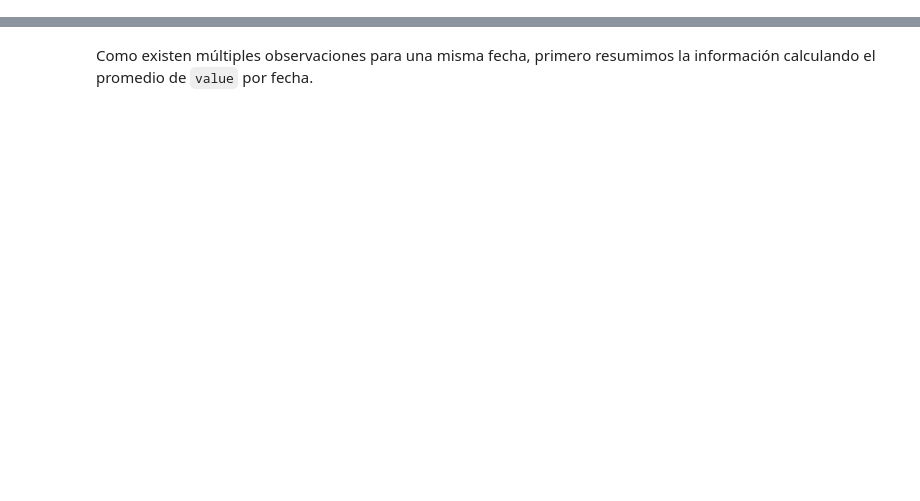
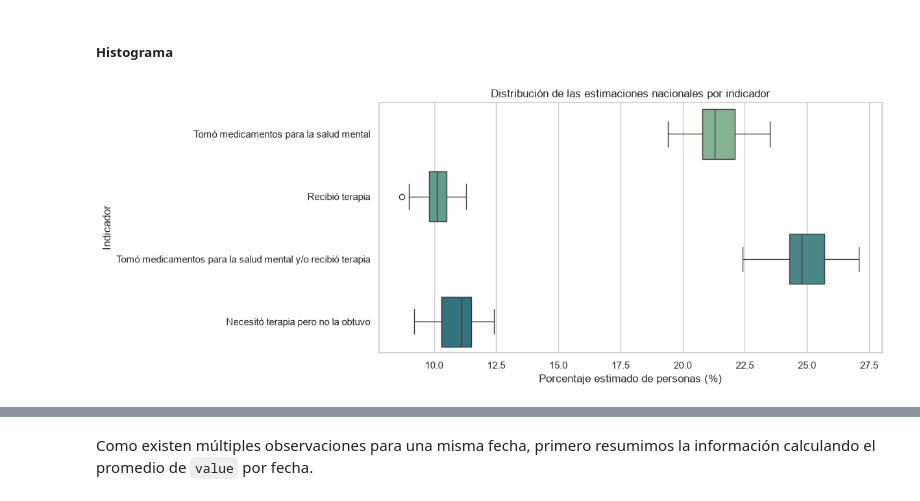
Before and after one commit to ElenaVillano/prope-programacion, a Jupyter notebook: materiales/m08_visualizacion.ipynb, the cells around one changed output, grey strips where cells are left out. Saved outputs shown, nothing was run; the diff lists cells and outputs as text; code cells hidden in the pictures; blank space fills up the shorter version.

```diff
--- a/materiales/m08_visualizacion.ipynb
+++ b/materiales/m08_visualizacion.ipynb
@@ -183,0 +250,2 @@ dtype('<M8[us]')
+# %%
+df_nacional = df[df['group'] == 'National Estimate']
@@ -183,0 +291,18 @@ dtype('<M8[us]')
+# %% [markdown]
+##### Histograma
+# %%
+sns.boxplot(
+    data=df_nacional.dropna(subset=['value', 'indicator']),
+    y='indicator',
+    x='value',
+    hue='indicator',
+    legend=False
+)
+
+plt.xlabel('Porcentaje estimado de personas (%)')
+plt.ylabel('Indicador')
+plt.title('Distribución de las estimaciones nacionales por indicador')
+
+plt.show()
+# %% [output]
+[figure, added]
```
Also changed, not shown: parts of 71 cells of this notebook, 2 other files.
